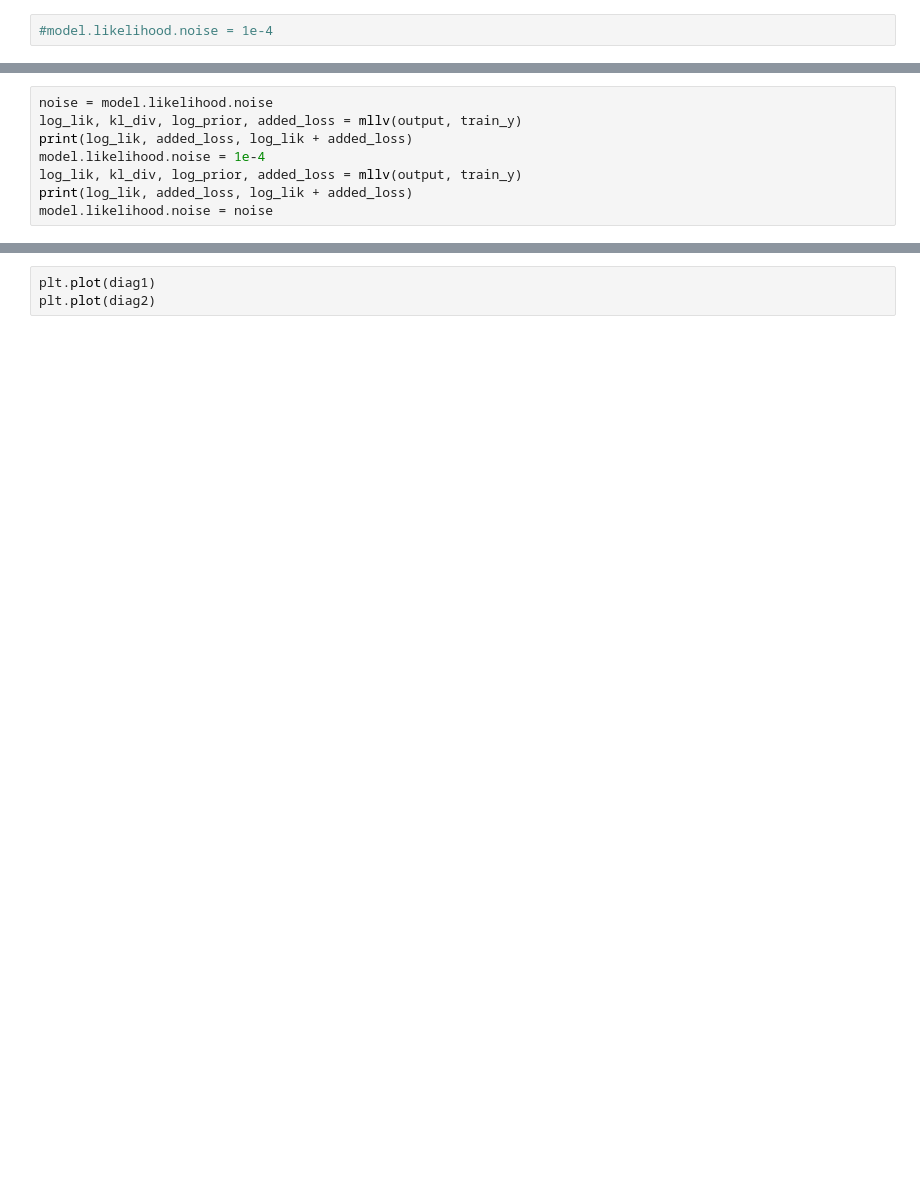
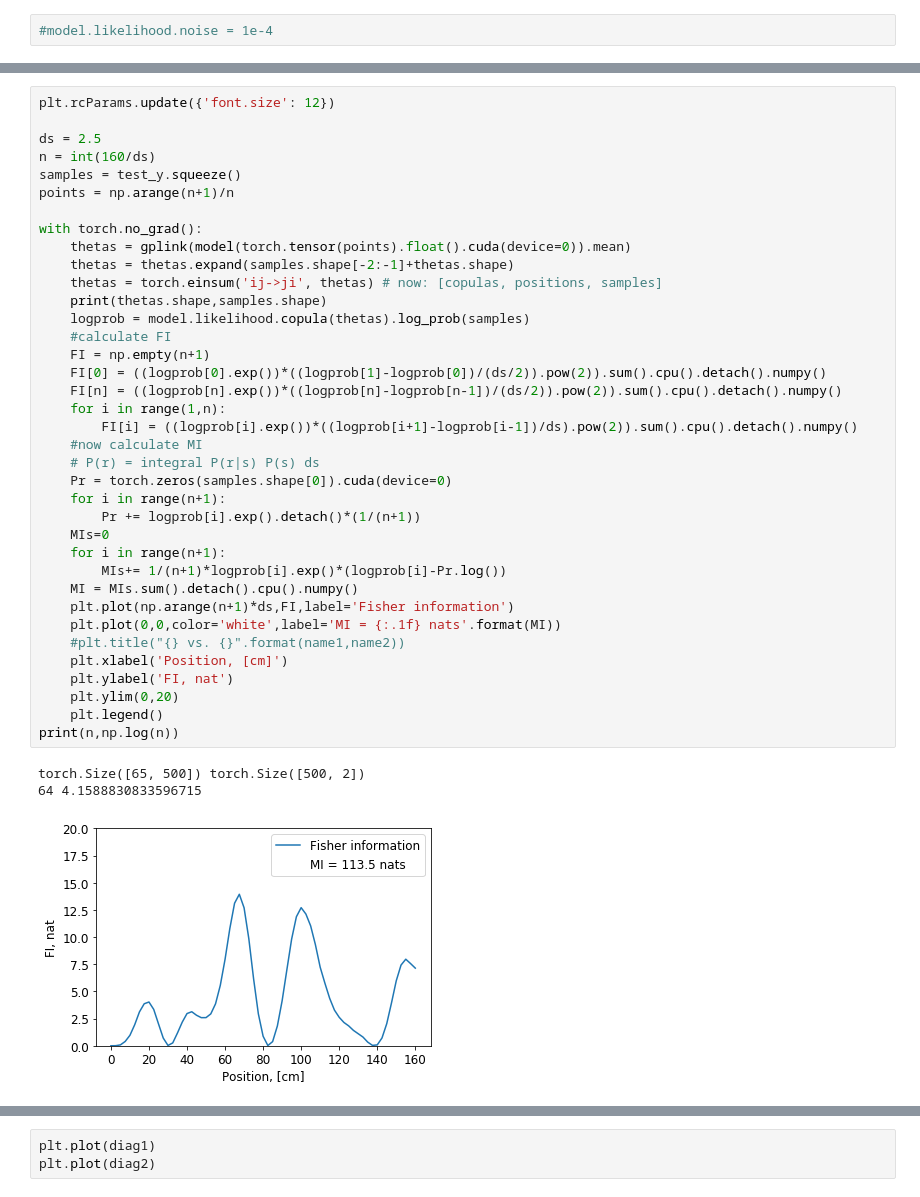
Before and after one commit to NinelK/CopulaGP, a Jupyter notebook: Copula_nopyro.ipynb, the cells around one changed output, grey strips where cells are left out. Cells and saved outputs as stored; diff of their text form; blank space fills up the shorter version.

```diff
--- a/Copula_nopyro.ipynb
+++ b/Copula_nopyro.ipynb
@@ -456,11 +268,44 @@ plt.subplots_adjust(wspace=0.3)
-# %%
-noise = model.likelihood.noise
-log_lik, kl_div, log_prior, added_loss = mllv(output, train_y)
-print(log_lik, added_loss, log_lik + added_loss)
-model.likelihood.noise = 1e-4
-log_lik, kl_div, log_prior, added_loss = mllv(output, train_y)
-print(log_lik, added_loss, log_lik + added_loss)
-model.likelihood.noise = noise
+# %%
+plt.rcParams.update({'font.size': 12})
+
+ds = 2.5
+n = int(160/ds)
+samples = test_y.squeeze()
+points = np.arange(n+1)/n
+
+with torch.no_grad():
+    thetas = gplink(model(torch.tensor(points).float().cuda(device=0)).mean)
+    thetas = thetas.expand(samples.shape[-2:-1]+thetas.shape)
+    thetas = torch.einsum('ij->ji', thetas) # now: [copulas, positions, samples]
+    print(thetas.shape,samples.shape)
+    logprob = model.likelihood.copula(thetas).log_prob(samples)
+    #calculate FI
+    FI = np.empty(n+1)
+    FI[0] = ((logprob[0].exp())*((logprob[1]-logprob[0])/(ds/2)).pow(2)).sum().cpu().detach().numpy()
+    FI[n] = ((logprob[n].exp())*((logprob[n]-logprob[n-1])/(ds/2)).pow(2)).sum().cpu().detach().numpy()
+    for i in range(1,n):
+        FI[i] = ((logprob[i].exp())*((logprob[i+1]-logprob[i-1])/ds).pow(2)).sum().cpu().detach().numpy()
+    #now calculate MI
+    # P(r) = integral P(r|s) P(s) ds
+    Pr = torch.zeros(samples.shape[0]).cuda(device=0)
+    for i in range(n+1):
+        Pr += logprob[i].exp().detach()*(1/(n+1))
+    MIs=0
+    for i in range(n+1):
+        MIs+= 1/(n+1)*logprob[i].exp()*(logprob[i]-Pr.log())
+    MI = MIs.sum().detach().cpu().numpy()
+    plt.plot(np.arange(n+1)*ds,FI,label='Fisher information')
+    plt.plot(0,0,color='white',label='MI = {:.1f} nats'.format(MI))
+    #plt.title("{} vs. {}".format(name1,name2))
+    plt.xlabel('Position, [cm]')
+    plt.ylabel('FI, nat')
+    plt.ylim(0,20)
+    plt.legend()
+print(n,np.log(n))
+# %% [output]
+torch.Size([65, 500]) torch.Size([500, 2])
+64 4.1588830833596715
+[figure, added]
 # %%
 cov = model(test_x).covariance_matrix
 diag1=[cov[i,i].item() for i in range(len(X))]
```
Also changed, not shown: parts of 11 cells of this notebook, 4 other files.
